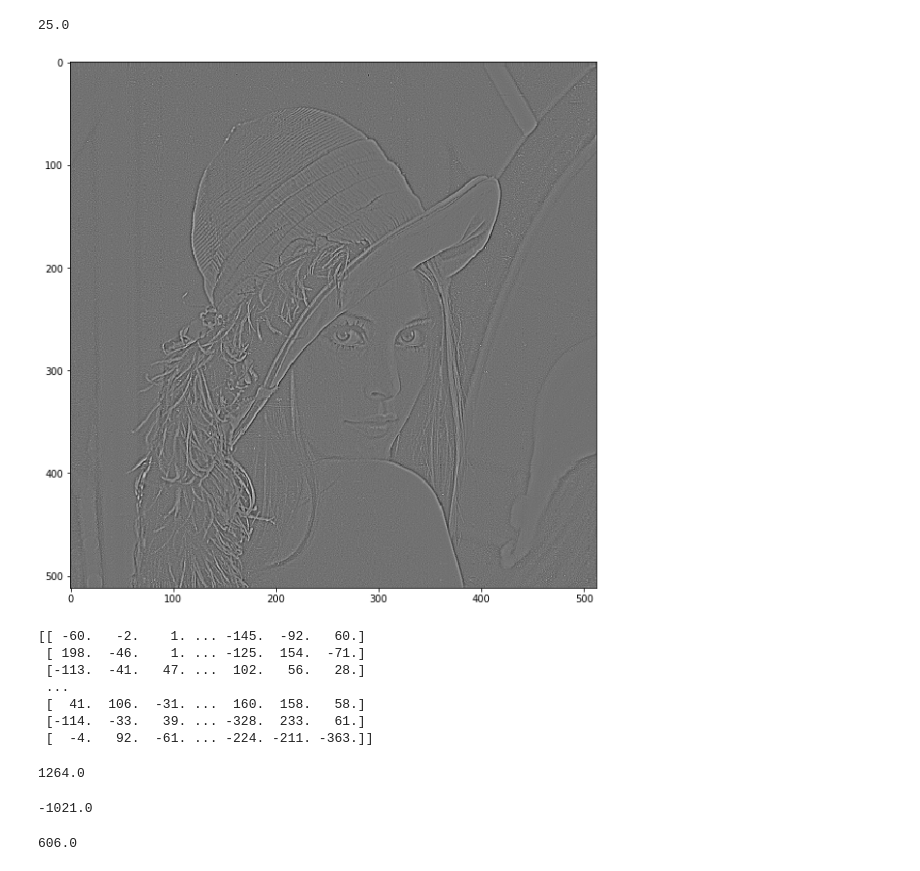
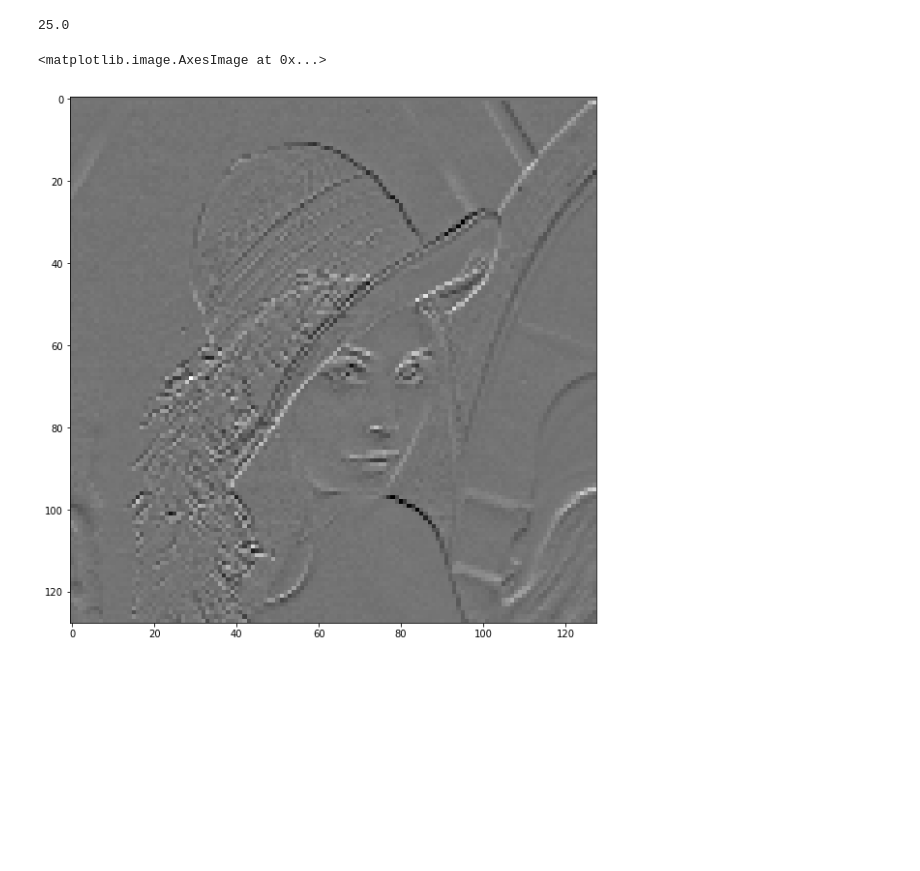
Before and after one commit to vicente-gonzalez-ruiz/image_super_resolution, a Jupyter notebook: index.ipynb, the cells around one changed output. Cells and saved outputs as stored; diff of their text form; code cells hidden in the pictures; blank space fills up the shorter version.

```diff
--- a/index.ipynb
+++ b/index.ipynb
@@ -45,29 +43,11 @@ kernel = np.array([[-1,-4,-1], [-4,20,-4], [-1,-4,-1]])
-# %%
-# Esto no es relevante, es sólo por curiosidad
-filtered = cv2.filter2D(Y, -1, kernel)
-show(filtered)
-# %% [output]
-[figure, removed]
-# %%
-print(filtered[100:200, 100:200])
-# %% [output]
-[[ -60.   -2.    1. ... -145.  -92.   60.]
- [ 198.  -46.    1. ... -125.  154.  -71.]
- [-113.  -41.   47. ...  102.   56.   28.]
- ...
- [  41.  106.  -31. ...  160.  158.   58.]
- [-114.  -33.   39. ... -328.  233.   61.]
- [  -4.   92.  -61. ... -224. -211. -363.]]
-# %%
-filtered.max()
-# %% [output]
-1264.0
-# %%
-filtered.min()
-# %% [output]
--1021.0
-# %%
-np.sum(filtered)
-# %% [output]
-606.0
+# %%
+# Calculamos la DWT de la imagen original
+wavelet = 'rbio1.1'
+L, H = pywt.dwt2(Y, wavelet, 'per')
+L2, H2 = pywt.dwt2(L, wavelet, 'per')
+plt.figure(figsize = (10,10))
+plt.imshow(H2[0], cmap="gray")
+# %% [output]
+<matplotlib.image.AxesImage at 0x...>
+[figure, added]
 # %%
```
Also changed, not shown: parts of 22 cells of this notebook.
